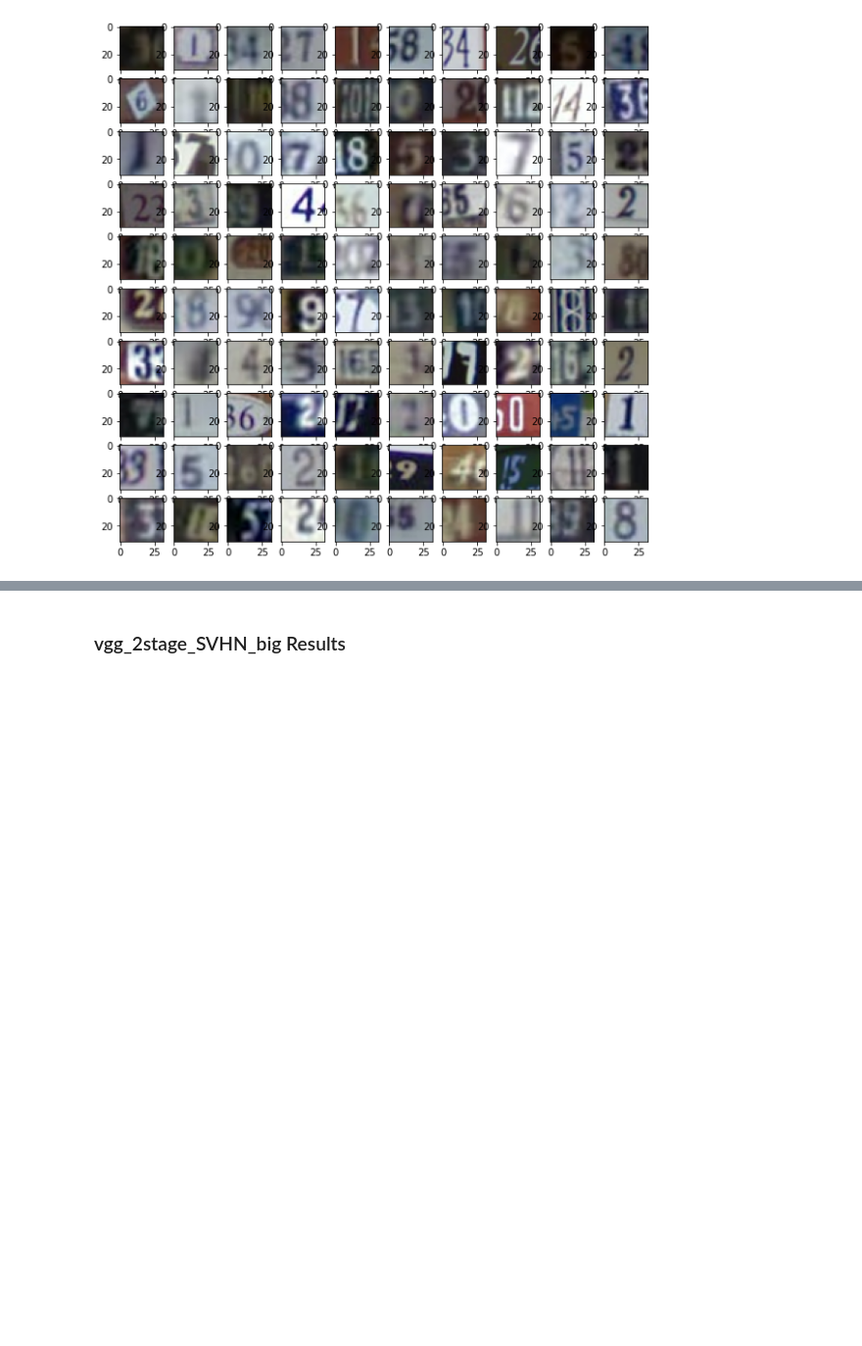
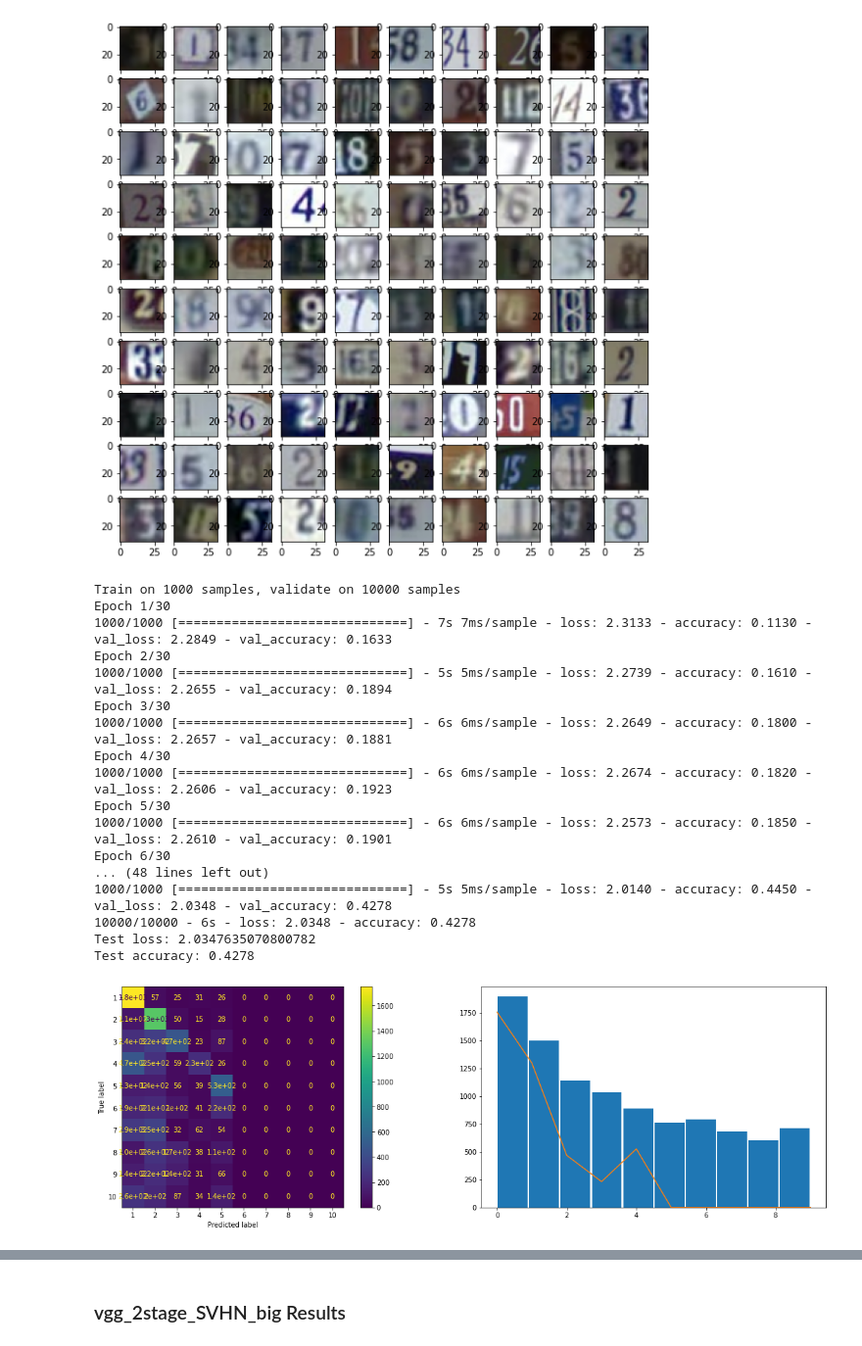
Before and after one commit to Jackhu-gc/CAB420Assignment1A, a Jupyter notebook: Ass1A_Q3_JH.ipynb, the cells around one changed output, grey strips where cells are left out. Shown at 98% size. Cells and saved outputs as stored; diff of their text form; code cells hidden in the pictures; blank space fills up the shorter version.

Commit message:
finalised Q3 with report

```diff
--- a/Ass1A_Q3_JH.ipynb
+++ b/Ass1A_Q3_JH.ipynb
@@ -155,3 +155,74 @@ class_weights = class_weight.compute_class_weight('balanced',
 # for i in range(100):
 #     ax = fig.add_subplot(10, 10, i + 1)
 #     ax.imshow(train[i,:,:,:])
+# %%
+def build_model(num_classes):
+    # our model, input in an image shape
+    inputs = keras.Input(shape=(32, 32, 3, ), name='img')
+    # run pairs of conv layers, all 3s3 kernels
+    x = layers.Conv2D(filters=8, kernel_size=(3,3), padding='same', activation='relu')(inputs)
+    x = layers.Conv2D(filters=8, kernel_size=(3,3), padding='same', activation=None)(x)
+    # batch normalisation, before the non-linearity
+    x = layers.BatchNormalization()(x)
+    x = layers.Activation('relu')(x)
+    # spatial dropout, this will drop whole kernels, i.e. 20% of our 3x3 filters will be dropped out rather
+    # than dropping out 20% of the invidual pixels
+    x = layers.SpatialDropout2D(0.2)(x)
+    # max pooling, 2x2, which will downsample the image
+    x = layers.MaxPool2D(pool_size=(2, 2))(x)
+    # rinse and repeat with 2D convs, batch norm, dropout and max pool
+    x = layers.Conv2D(filters=16, kernel_size=(3,3), padding='same', activation='relu')(x)
+    x = layers.Conv2D(filters=16, kernel_size=(3,3), padding='same', activation=None)(x)
+    x = layers.BatchNormalization()(x)
+    x = layers.Activation('relu')(x)
+    x = layers.SpatialDropout2D(0.2)(x)
+    x = layers.MaxPool2D(pool_size=(2, 2))(x)
+    # final conv2d, batch norm and spatial dropout
+    x = layers.Conv2D(filters=32, kernel_size=(3,3), padding='same', activation='relu')(x)
+    x = layers.Conv2D(filters=32, kernel_size=(3,3), padding='same', activation=None)(x)
+    x = layers.BatchNormalization()(x)
+    x = layers.Activation('relu')(x)
+    x = layers.SpatialDropout2D(0.2)(x)
+
+    # flatten layer
+    x = layers.Flatten()(x)
+    # we'll use a couple of dense layers here, mainly so that we can show what another dropout layer looks like
+    # in the middle
+    x = layers.Dense(256, activation='relu')(x)
+    x = layers.Dropout(0.5)(x)
+    x = layers.Dense(64, activation='relu')(x)
+    # the output
+    outputs = layers.Dense(num_classes, activation='softmax')(x)
+
+    # build the model, and print a summary
+    model_cnn = keras.Model(inputs=inputs, outputs=outputs, name='kmnist_cnn_model')
+
+    return model_cnn
+model_last = build_model(10)
+model_last.compile(loss=keras.losses.SparseCategoricalCrossentropy(from_logits=True),
+              optimizer=keras.optimizers.Adam(),
+              metrics=['accuracy'])
+history = model_last.fit(train, train_y,
+                        batch_size=128,
+                        epochs=30,
+                        validation_data=(test, test_y))
+eval_model(model_last, test, test_y)
+# %% [output]
+Train on 1000 samples, validate on 10000 samples
+Epoch 1/30
+1000/1000 [==============================] - 7s 7ms/sample - loss: 2.3133 - accuracy: 0.1130 - val_loss: 2.2849 - val_accuracy: 0.1633
+Epoch 2/30
+1000/1000 [==============================] - 5s 5ms/sample - loss: 2.2739 - accuracy: 0.1610 - val_loss: 2.2655 - val_accuracy: 0.1894
+Epoch 3/30
+1000/1000 [==============================] - 6s 6ms/sample - loss: 2.2649 - accuracy: 0.1800 - val_loss: 2.2657 - val_accuracy: 0.1881
+Epoch 4/30
+1000/1000 [==============================] - 6s 6ms/sample - loss: 2.2674 - accuracy: 0.1820 - val_loss: 2.2606 - val_accuracy: 0.1923
+Epoch 5/30
+1000/1000 [==============================] - 6s 6ms/sample - loss: 2.2573 - accuracy: 0.1850 - val_loss: 2.2610 - val_accuracy: 0.1901
+Epoch 6/30
+... (48 lines left out)
+1000/1000 [==============================] - 5s 5ms/sample - loss: 2.0140 - accuracy: 0.4450 - val_loss: 2.0348 - val_accuracy: 0.4278
+10000/10000 - 6s - loss: 2.0348 - accuracy: 0.4278
+Test loss: 2.0347635070800782
+Test accuracy: 0.4278
+[figure, added]
```
Also changed, not shown: parts of 12 cells of this notebook, 1 other file.
